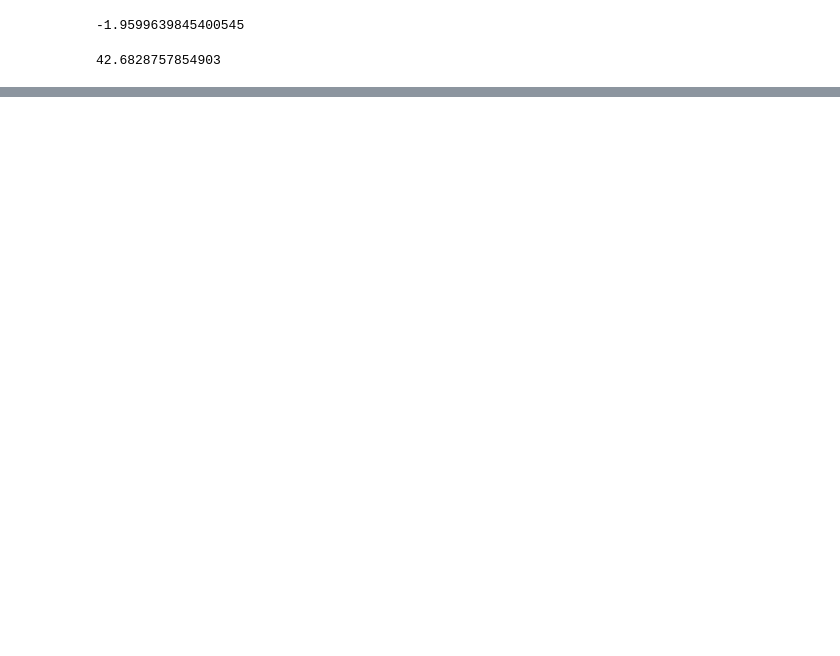
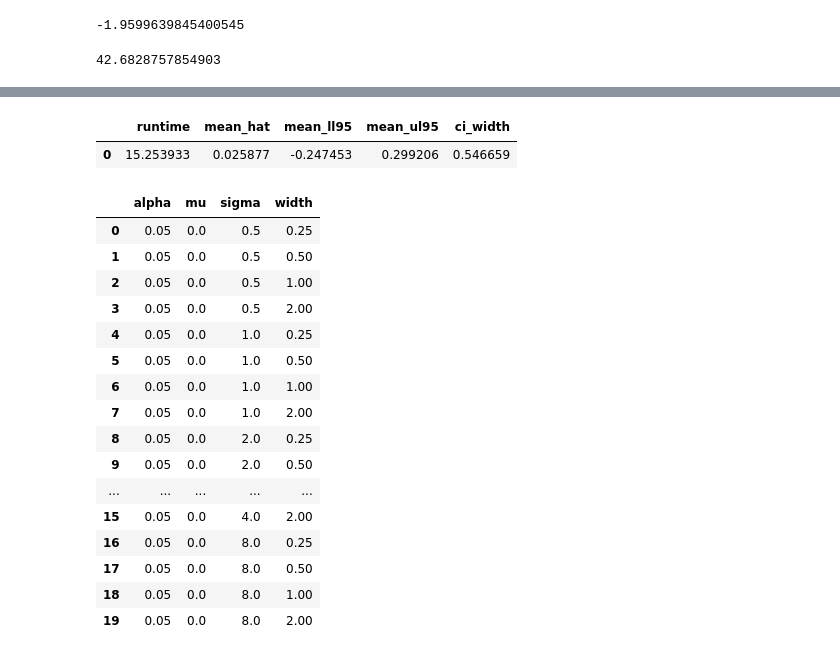
Before and after one commit to bettytan123/Sample-Size-Calculation, a Jupyter notebook: Python_SampleSize_ConfidenceInterval_ContinuousMean.ipynb, the cells around one changed output, grey strips where cells are left out. Cells and saved outputs as stored; diff of their text form; code cells hidden in the pictures; blank space fills up the shorter version.

```diff
--- a/Python_SampleSize_ConfidenceInterval_ContinuousMean.ipynb
+++ b/Python_SampleSize_ConfidenceInterval_ContinuousMean.ipynb
@@ -94,0 +616,14 @@ TtestResult(statistic=1.067948122506726, pvalue=0.2916439828881932, df=42)
+# %%
+## Collect results of the GAN based sample size calculations
+gan_results = pd.DataFrame({
+    'runtime': [runtime],
+    'mean_hat': [gan_means[0]],
+    'mean_ll95': [gan_means[1]],
+    'mean_ul95': [gan_means[2]],
+    'ci_width': [gan_width]
+})
+
+gan_results
+# %% [output]
+|  | runtime | mean_hat | mean_ll95 | mean_ul95 | ci_width |
+| 0 | 15.253933 | 0.025877 | -0.247453 | 0.299206 | 0.546659 |
@@ -94,0 +641,34 @@ TtestResult(statistic=1.067948122506726, pvalue=0.2916439828881932, df=42)
+# %%
+###########################
+## Create parameter grid
+###########################
+from itertools import product
+
+def expand_grid(dictionary):
+   return pd.DataFrame([row for row in product(*dictionary.values())], columns=dictionary.keys())
+
+dictionary = {'alpha': [0.05],
+              'mu': [0.0],
+              'sigma': [2**-1, 2**0, 2**1, 2**2, 2**3],
+              'width': [2**-2, 2**-1, 2**0, 2**1]}
+
+param_df = expand_grid(dictionary)
+param_df
+# %% [output]
+|  | alpha | mu | sigma | width |
+| 0 | 0.05 | 0.0 | 0.5 | 0.25 |
+| 1 | 0.05 | 0.0 | 0.5 | 0.50 |
+| 2 | 0.05 | 0.0 | 0.5 | 1.00 |
+| 3 | 0.05 | 0.0 | 0.5 | 2.00 |
+| 4 | 0.05 | 0.0 | 1.0 | 0.25 |
+| 5 | 0.05 | 0.0 | 1.0 | 0.50 |
+| 6 | 0.05 | 0.0 | 1.0 | 1.00 |
+| 7 | 0.05 | 0.0 | 1.0 | 2.00 |
+| 8 | 0.05 | 0.0 | 2.0 | 0.25 |
+| 9 | 0.05 | 0.0 | 2.0 | 0.50 |
+| ... | ... | ... | ... | ... |
+| 15 | 0.05 | 0.0 | 4.0 | 2.00 |
+| 16 | 0.05 | 0.0 | 8.0 | 0.25 |
+| 17 | 0.05 | 0.0 | 8.0 | 0.50 |
+| 18 | 0.05 | 0.0 | 8.0 | 1.00 |
+| 19 | 0.05 | 0.0 | 8.0 | 2.00 |
```
Also changed, not shown: parts of 41 cells of this notebook.
